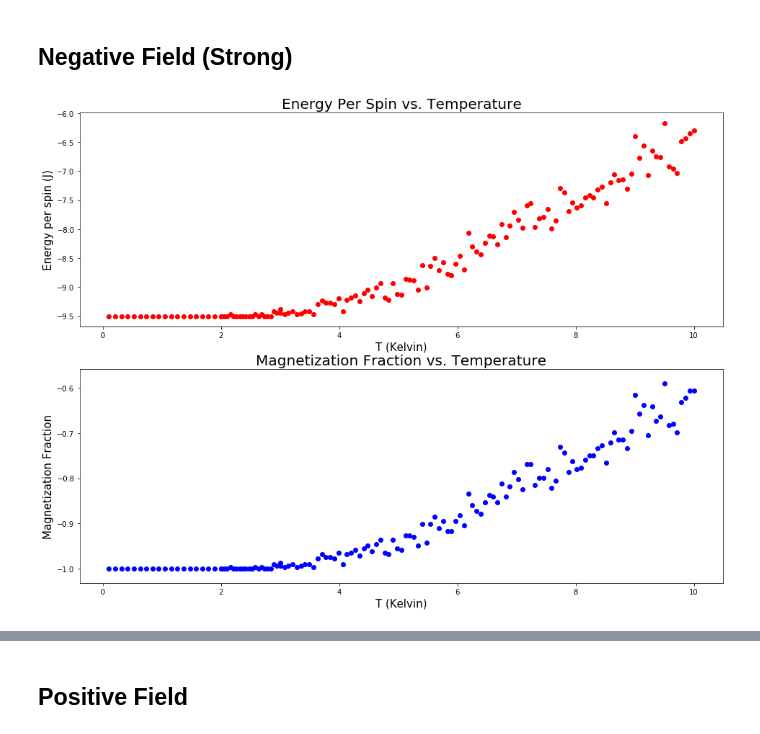
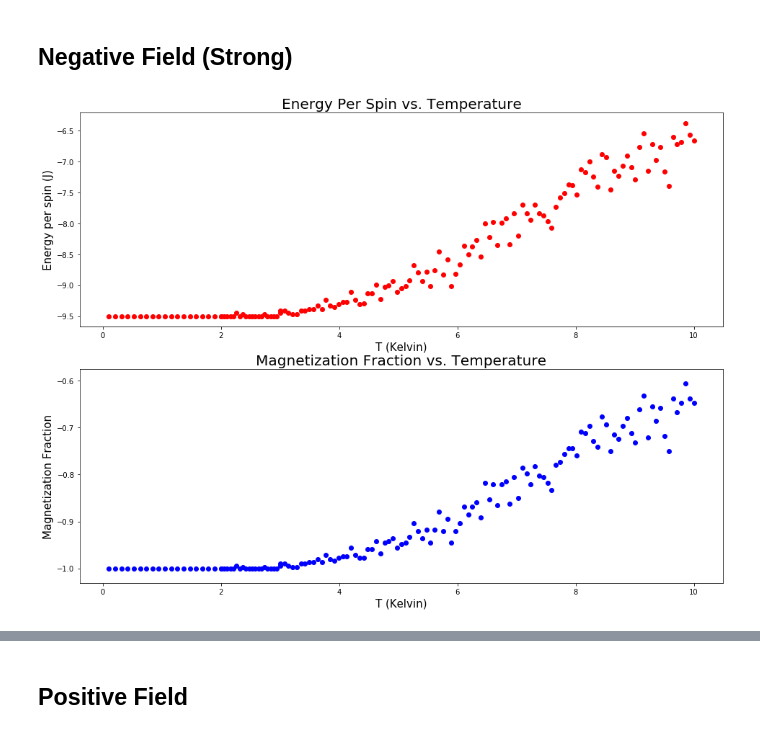
Before and after one commit to billy-chan/nyu-compphys-2019-ising, a Jupyter notebook: plots.ipynb, the cells around one changed output, grey strips where cells are left out. Saved outputs shown, nothing was run; the diff lists cells and outputs as text; code cells hidden in the pictures.

```diff
--- a/plots.ipynb
+++ b/plots.ipynb
@@ -119,20 +119,27 @@ E7,M7,temps = Ising7.changingTemp('heat')
+# %%
+# Set external magnetic field value to -5 and initial state to all spins aligned.
+H4 = -5
+Ising4 = Ising2D('aligned',J,N,T,H4,steps)
+
+# Pick the temperature method; in this case we start from zero and heat the system up.
+E4,M4,temps = Ising4.changingTemp('heat')
 # %%
 plot = plt.figure(figsize=(16,12))
 
 plot.add_subplot(211);
-plt.scatter(temps[1:], np.array(E7)[1:]/(N*N), color = 'r')
+plt.scatter(temps[1:], np.array(E4)[1:]/(N*N), color = 'r')
 plt.title('Energy Per Spin vs. Temperature', fontsize=20)
 plt.xlabel(r'T (Kelvin)', fontsize=15)
 plt.ylabel('Energy per spin (J)', fontsize=15)
 plt.axis('tight')
 
 plot.add_subplot(212);
-plt.scatter(temps[1:], M7[1:], color='b')
+plt.scatter(temps[1:], M4[1:], color='b')
 plt.title('Magnetization Fraction vs. Temperature', fontsize=20)
 plt.xlabel(r'T (Kelvin)', fontsize=15)
 plt.ylabel('Magnetization Fraction', fontsize=15)
 plt.axis('tight')
 
 plt.show()
 # %% [output]
-[figure, old version]
+[figure, new version]
```
Also changed, not shown: parts of 36 cells of this notebook, 1 other file.
